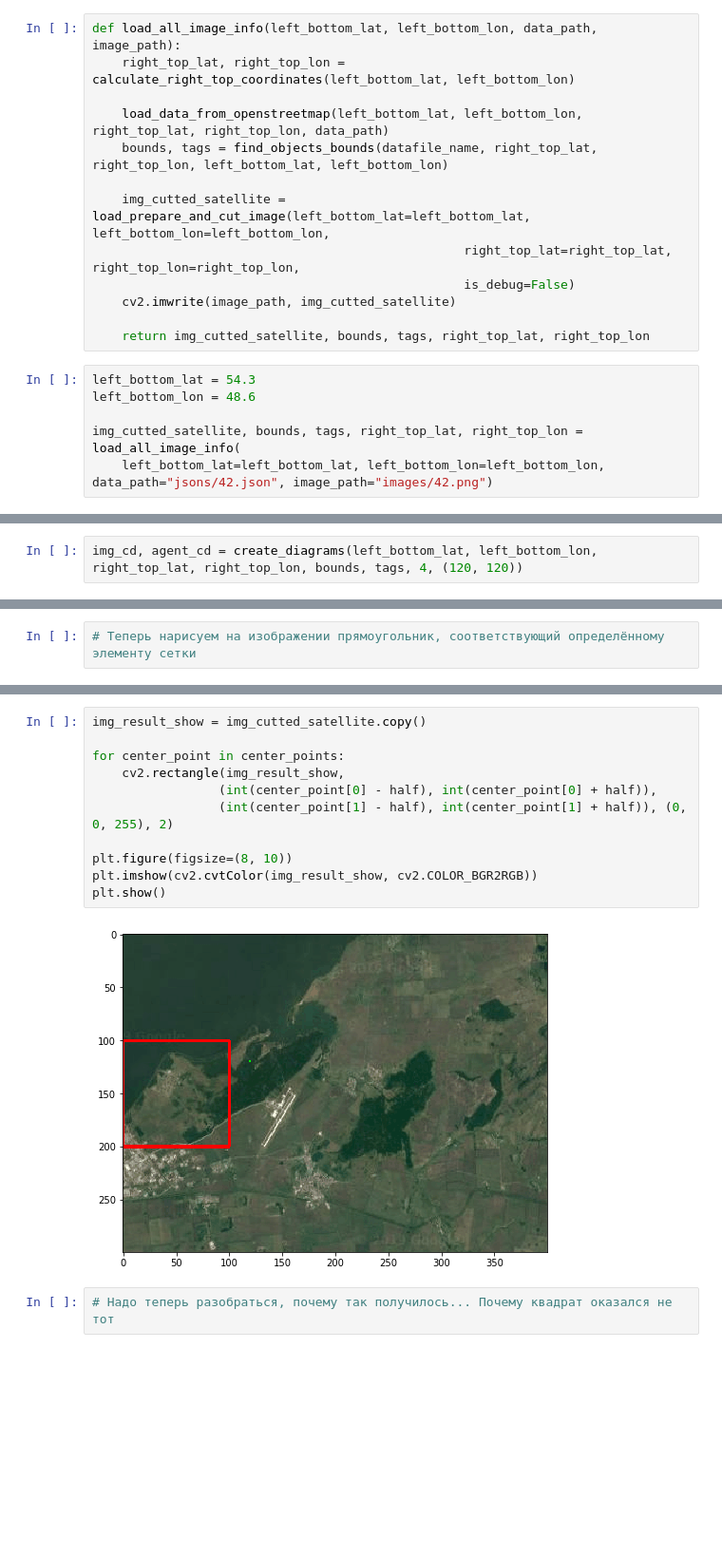
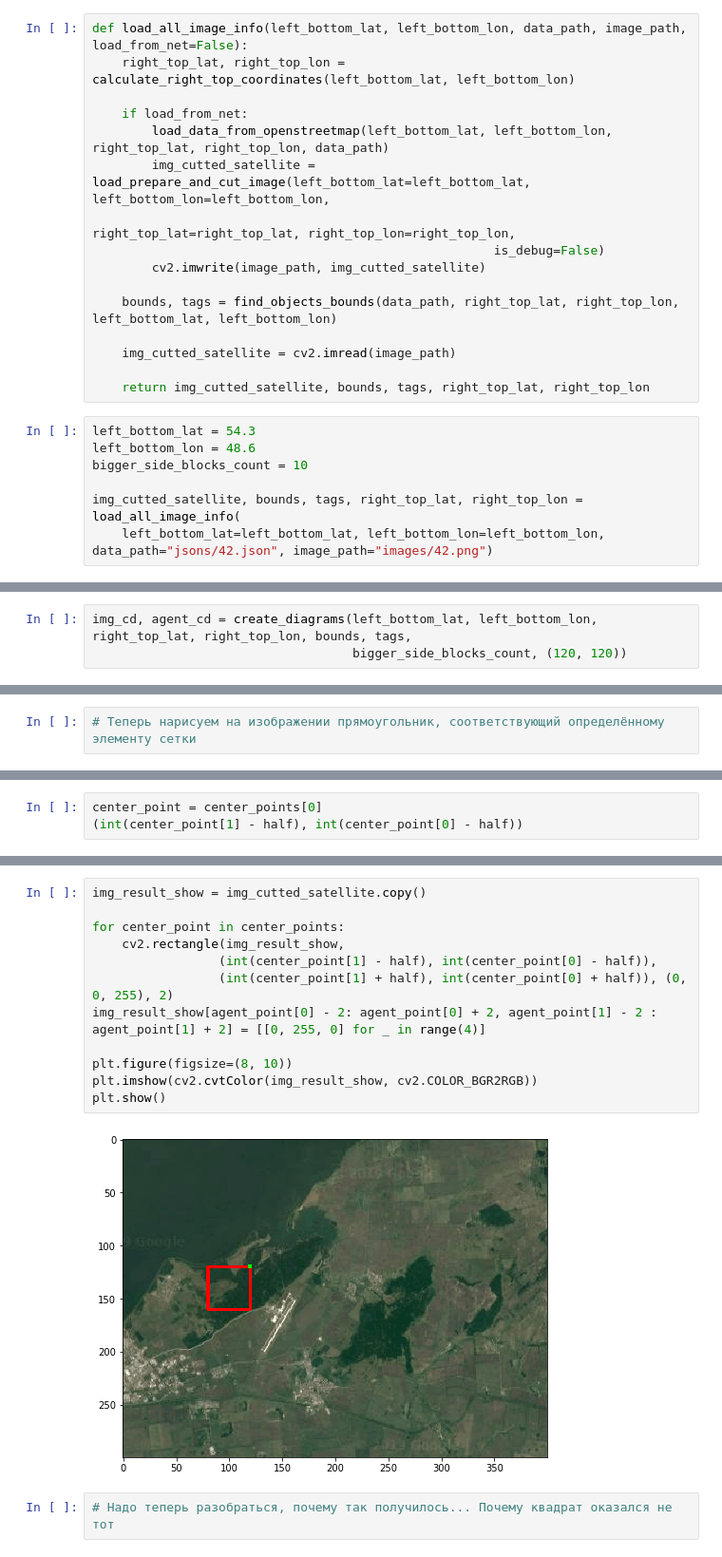
Before and after one commit to Vruchtel/Masters, a Jupyter notebook: circle_diagram_v2_TEST.ipynb, the cells around one changed output, grey strips where cells are left out. Shown at 95% size. Cells and saved outputs as stored; diff of their text form; blank space fills up the shorter version.

```diff
--- a/circle_diagram_v2_TEST.ipynb
+++ b/circle_diagram_v2_TEST.ipynb
@@ -85,21 +85,25 @@ print(index)
 # %% [markdown]
 ## Тесты
 # %%
-def load_all_image_info(left_bottom_lat, left_bottom_lon, data_path, image_path):
+def load_all_image_info(left_bottom_lat, left_bottom_lon, data_path, image_path, load_from_net=False):
     right_top_lat, right_top_lon = calculate_right_top_coordinates(left_bottom_lat, left_bottom_lon)
 
-    load_data_from_openstreetmap(left_bottom_lat, left_bottom_lon, right_top_lat, right_top_lon, data_path)
-    bounds, tags = find_objects_bounds(datafile_name, right_top_lat, right_top_lon, left_bottom_lat, left_bottom_lon)
+    if load_from_net:
+        load_data_from_openstreetmap(left_bottom_lat, left_bottom_lon, right_top_lat, right_top_lon, data_path)
+        img_cutted_satellite = load_prepare_and_cut_image(left_bottom_lat=left_bottom_lat, left_bottom_lon=left_bottom_lon,
+                                                      right_top_lat=right_top_lat, right_top_lon=right_top_lon,
+                                                      is_debug=False)
+        cv2.imwrite(image_path, img_cutted_satellite)
 
-    img_cutted_satellite = load_prepare_and_cut_image(left_bottom_lat=left_bottom_lat, left_bottom_lon=left_bottom_lon,
-                                                  right_top_lat=right_top_lat, right_top_lon=right_top_lon,
-                                                  is_debug=False)
-    cv2.imwrite(image_path, img_cutted_satellite)
+    bounds, tags = find_objects_bounds(data_path, right_top_lat, right_top_lon, left_bottom_lat, left_bottom_lon)
+
+    img_cutted_satellite = cv2.imread(image_path)
 
     return img_cutted_satellite, bounds, tags, right_top_lat, right_top_lon
 # %%
 left_bottom_lat = 54.3
 left_bottom_lon = 48.6
+bigger_side_blocks_count = 10
 
 img_cutted_satellite, bounds, tags, right_top_lat, right_top_lon = load_all_image_info(
     left_bottom_lat=left_bottom_lat, left_bottom_lon=left_bottom_lon, data_path="jsons/42.json", image_path="images/42.png")
@@ -121,7 +125,8 @@ def create_diagrams(left_bottom_lat, left_bottom_lon, right_top_lat, right_top_l
 
     return img_cd, agent_cd
 # %%
-img_cd, agent_cd = create_diagrams(left_bottom_lat, left_bottom_lon, right_top_lat, right_top_lon, bounds, tags, 4, (120, 120))
+img_cd, agent_cd = create_diagrams(left_bottom_lat, left_bottom_lon, right_top_lat, right_top_lon, bounds, tags,
+                                   bigger_side_blocks_count, (120, 120))
 # %%
 img_cd.circle_diagrams[0].sectors
 # %% [output]
@@ -221,0 +226,3 @@ half = one_block_len / 2
+# %%
+center_point = center_points[0]
+(int(center_point[1] - half), int(center_point[0] - half))
@@ -222,15 +239,16 @@ half = one_block_len / 2
 # %%
 img_result_show = img_cutted_satellite.copy()
 
 for center_point in center_points:
     cv2.rectangle(img_result_show,
-                 (int(center_point[0] - half), int(center_point[0] + half)),
-                 (int(center_point[1] - half), int(center_point[1] + half)), (0, 0, 255), 2)
+                 (int(center_point[1] - half), int(center_point[0] - half)),
+                 (int(center_point[1] + half), int(center_point[0] + half)), (0, 0, 255), 2)
+img_result_show[agent_point[0] - 2: agent_point[0] + 2, agent_point[1] - 2 : agent_point[1] + 2] = [[0, 255, 0] for _ in range(4)]
 
 plt.figure(figsize=(8, 10))
 plt.imshow(cv2.cvtColor(img_result_show, cv2.COLOR_BGR2RGB))
 plt.show()
 # %% [output]
-[figure, old version]
+[figure, new version]
 # %%
 # Надо теперь разобраться, почему так получилось... Почему квадрат оказался не тот
```
Also changed, not shown: parts of 32 cells of this notebook, 3 other files.
